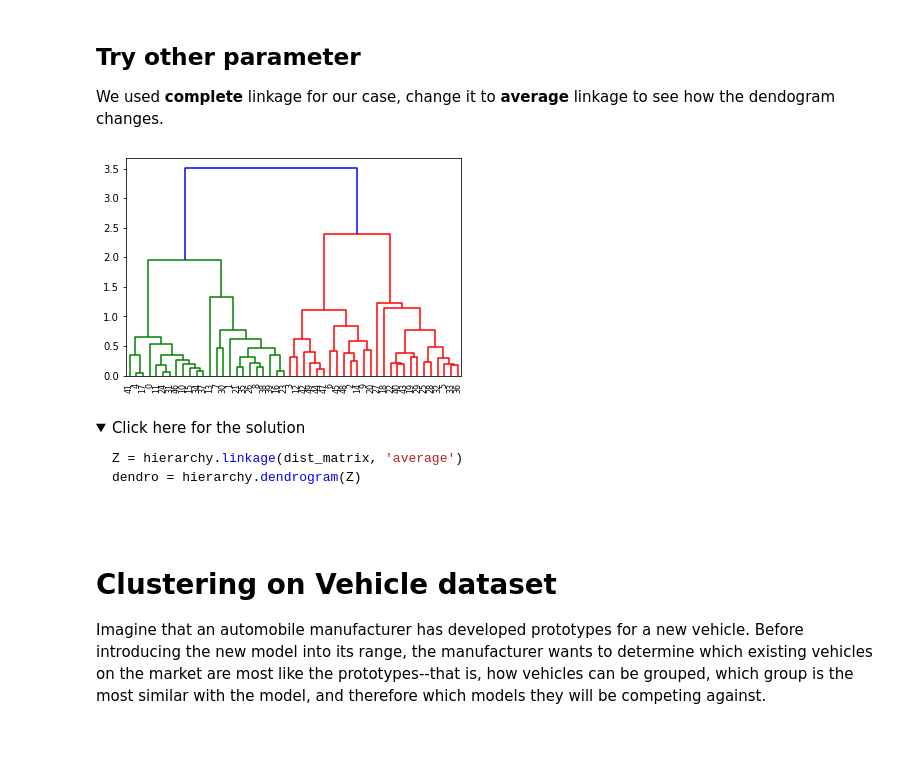
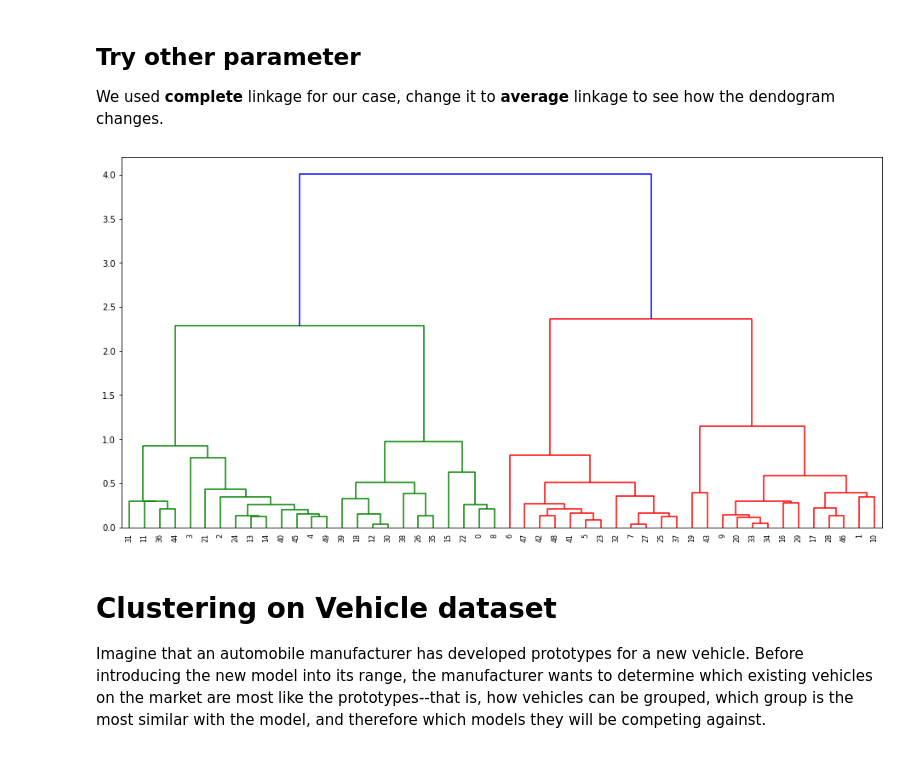
Before and after one commit to mdimran1/Machine-Learning-Algorithms, a Jupyter notebook: Hierarchical-cluster.ipynb, the cells around one changed output. Saved outputs shown, nothing was run; the diff lists cells and outputs as text; code cells hidden in the pictures; folded sections open.

````diff
--- a/Hierarchical-cluster.ipynb
+++ b/Hierarchical-cluster.ipynb
@@ -153,19 +155,10 @@ dendro = hierarchy.dendrogram(Z)
 We used **complete** linkage for our case, change it to **average** linkage to see how the dendogram changes.
 # %%
 Z = hierarchy.linkage(dist_matrix, 'average')
+plt.figure(figsize=(16,8))
 dendro = hierarchy.dendrogram(Z)
 # %% [output]
-[figure, old version]
+[figure, new version]
-# %% [markdown]
-<details><summary>Click here for the solution</summary>
-
-```python
-Z = hierarchy.linkage(dist_matrix, 'average')
-dendro = hierarchy.dendrogram(Z)
-
-```
-
-</details>
 # %% [markdown]
 # Clustering on Vehicle dataset
 
````
Also changed, not shown: parts of 5 cells of this notebook.
